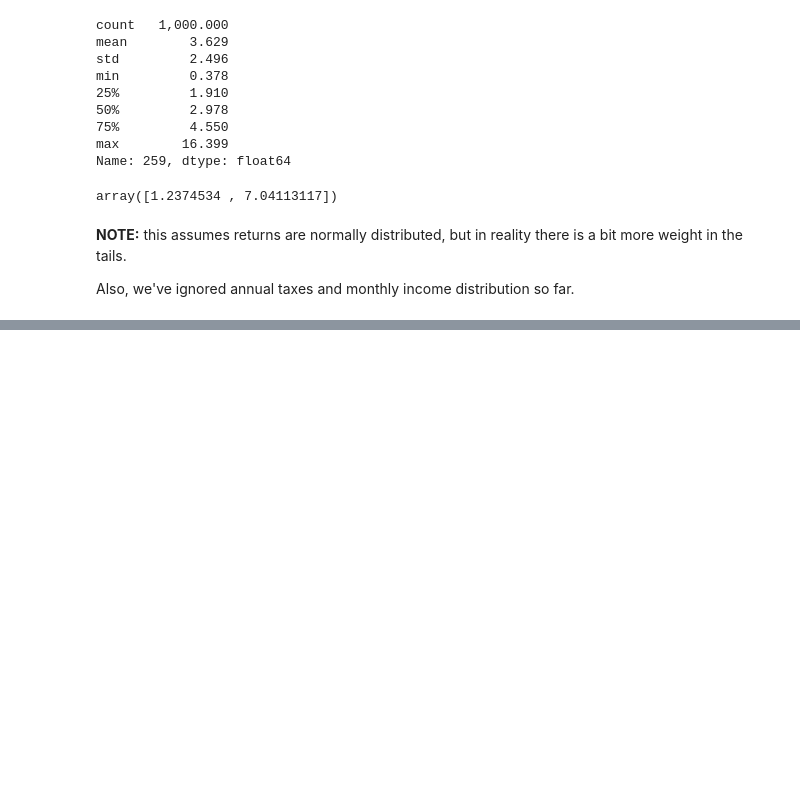
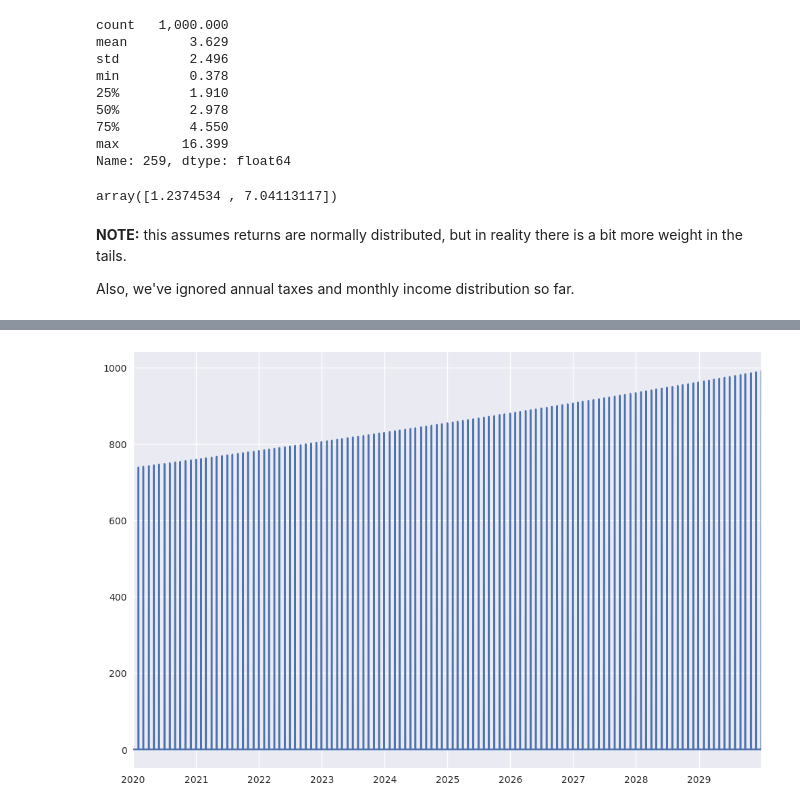
Before and after one commit to mlvhub/quant-learning, a Jupyter notebook: performance-optimization-and-risk-management-for-trading/17-income-planning-taxes-inflation-risk/17-income-planning-taxes-inflation-risk.ipynb, the cells around one changed output, grey strips where cells are left out. Drawn from its saved outputs; the diff is of its cells as text; code cells hidden in the pictures; blank space fills up the shorter version.

```diff
--- a/performance-optimization-and-risk-management-for-trading/17-income-planning-taxes-inflation-risk/17-income-planning-taxes-inflation-risk.ipynb
+++ b/performance-optimization-and-risk-management-for-trading/17-income-planning-taxes-inflation-risk/17-income-planning-taxes-inflation-risk.ipynb
@@ -205,0 +506,7 @@ Also, we've ignored annual taxes and monthly income distribution so far.
+# %%
+start = "2020-01-01"
+end = "2029-12-31"
+I0 = 10000
+distr = 739.08 # sustainable monthly income assuming zero risk
+infl = 0.03
+tax = 0.25
@@ -205,0 +516,3 @@ Also, we've ignored annual taxes and monthly income distribution so far.
+# %%
+TI = Trade_Income(start, end, I0, distr, infl, tax)
+TI
@@ -205,0 +539,4 @@ Also, we've ignored annual taxes and monthly income distribution so far.
+# %%
+TI.data.Dist.plot(figsize = (12, 8))
+# %% [output]
+[figure, added]
```
Also changed, not shown: parts of 52 cells of this notebook, 1 other file.
